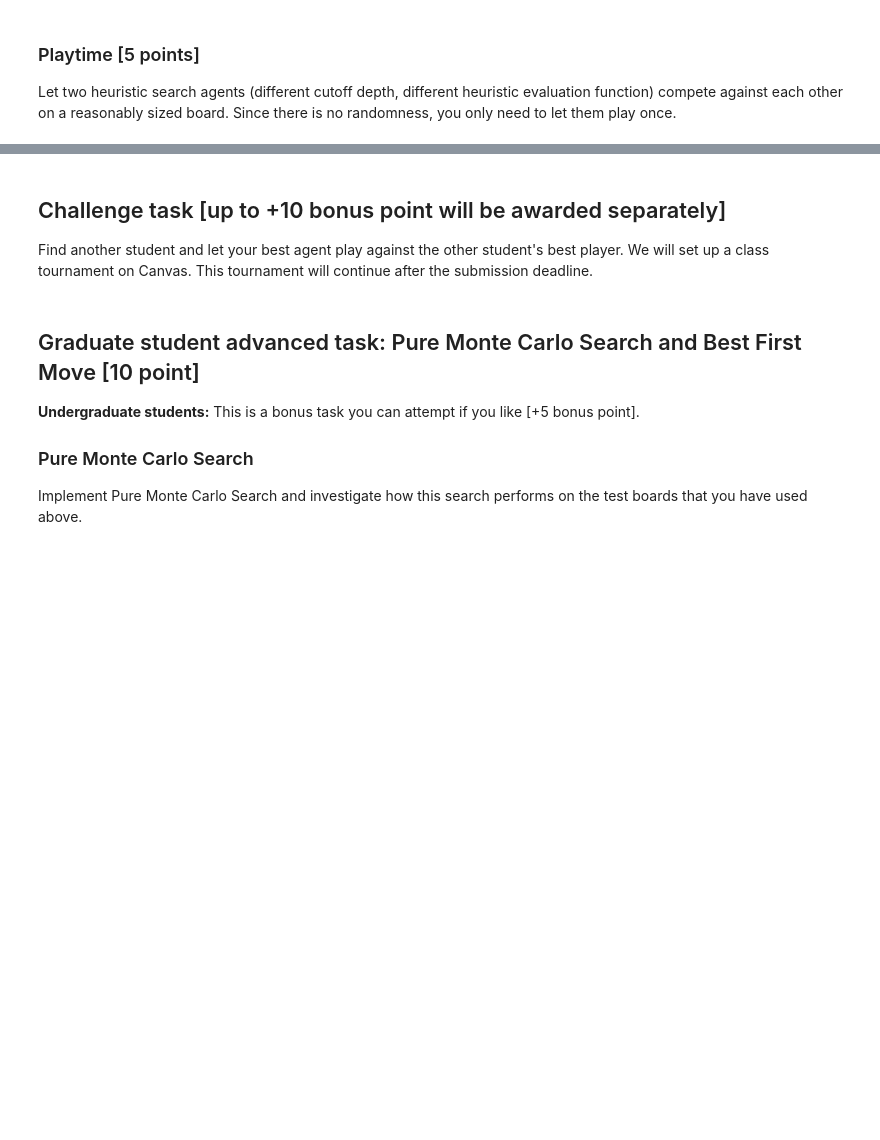
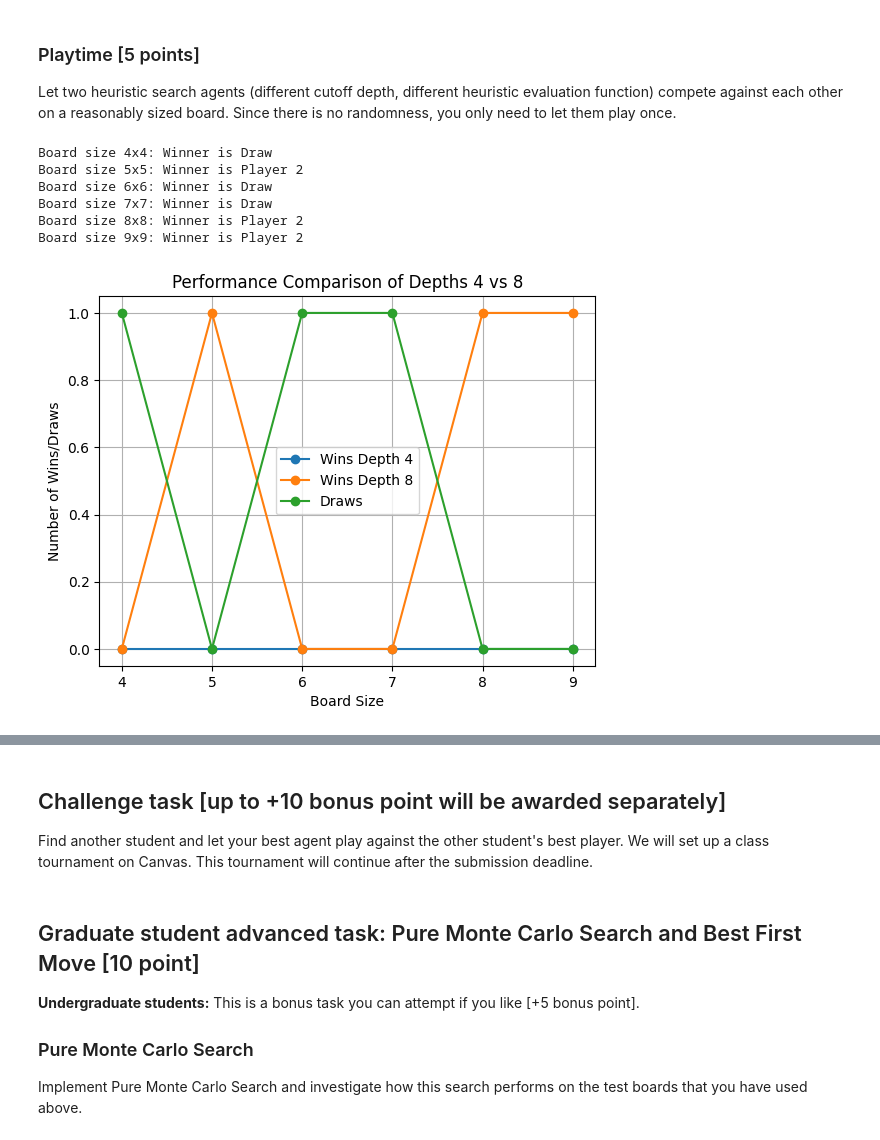
Before and after one commit to RyanWSweeney/Connect4Bot, a Jupyter notebook: assignment_connect4.ipynb, the cells around one changed output, grey strips where cells are left out. Drawn from its saved outputs; the diff is of its cells as text; code cells hidden in the pictures; blank space fills up the shorter version.

```diff
--- a/assignment_connect4.ipynb
+++ b/assignment_connect4.ipynb
@@ -204,8 +196,11 @@ The argument `player` is used for agents that do not store what color they are p
 # %%
 # Your code/ answer goes here.
 
-def random_player(board, player = 1):
-    return np.random.choice(board.actions())
+import numpy as np
+
+def random_player(board, player=1):
+    available_actions = actions(board)
+    return np.random.choice(available_actions)
 # %% [markdown]
 Let two random agents play against each other 1000 times. Look at the [Experiments section for tic-tac-toe](https://nbviewer.org/github/mhahsler/CS7320-AI/blob/master/Games/tictactoe_and_or_tree_search.ipynb#Experiments) to see how the environment uses the agent functions to play against each other.
 
@@ -527,0 +917,65 @@ Let two heuristic search agents (different cutoff depth, different heuristic eva
+# %%
+# Your code/ answer goes here.
+def play_game(board_size, depth1, depth2):
+    board = empty_board(board_size)
+    agent1 = HeuristicMinimaxOpeningAgent(depth1)
+    agent2 = HeuristicMinimaxOpeningAgent(depth2)
+    current_player = 1  # Player 1 starts
+
+    while True:
+        if current_player == 1:
+            action = agent1.choose_action(board, current_player)
+        else:
+            action = agent2.choose_action(board, current_player)
+
+        board = result(board, action, current_player)
+        terminal_state, winner = terminal(board)
+        if terminal_state:
+            return winner
+        current_player *= -1
+
+def simulate_games(board_sizes, depth1, depth2):
+    results = {size: [] for size in board_sizes}
+    for size in board_sizes:
+        winner = play_game(size, depth1, depth2)
+        results[size].append(winner)
+        print(f"Board size {size}x{size}: Winner is {'Player 1' if winner == 1 else 'Player 2' if winner == -1 else 'Draw'}")
+    return results
+
+import matplotlib.pyplot as plt
+
+def plot_results(results):
+    win_depth4 = []
+    win_depth8 = []
+    draws = []
+    sizes = sorted(results.keys())
+    for size in sizes:
+        wins4 = sum(1 for result in results[size] if result == 1)
+        wins8 = sum(1 for result in results[size] if result == -1)
+        draw = sum(1 for result in results[size] if result == 0)
+        win_depth4.append(wins4)
+        win_depth8.append(wins8)
+        draws.append(draw)
+
+    plt.plot(sizes, win_depth4, label='Wins Depth 4', marker='o')
+    plt.plot(sizes, win_depth8, label='Wins Depth 8', marker='o')
+    plt.plot(sizes, draws, label='Draws', marker='o')
+    plt.xlabel('Board Size')
+    plt.ylabel('Number of Wins/Draws')
+    plt.title('Performance Comparison of Depths 4 vs 8')
+    plt.legend()
+    plt.grid(True)
+    plt.show()
+
+# Running the simulation and plotting
+board_sizes = range(4, 10)  # From 4x4 to 9x9
+results = simulate_games(board_sizes, 4, 8)
+plot_results(results)
+# %% [output]
+Board size 4x4: Winner is Draw
+Board size 5x5: Winner is Player 2
+Board size 6x6: Winner is Draw
+Board size 7x7: Winner is Draw
+Board size 8x8: Winner is Player 2
+Board size 9x9: Winner is Player 2
+[figure, added]
```
Also changed, not shown: parts of 47 cells of this notebook, 11 other files.
